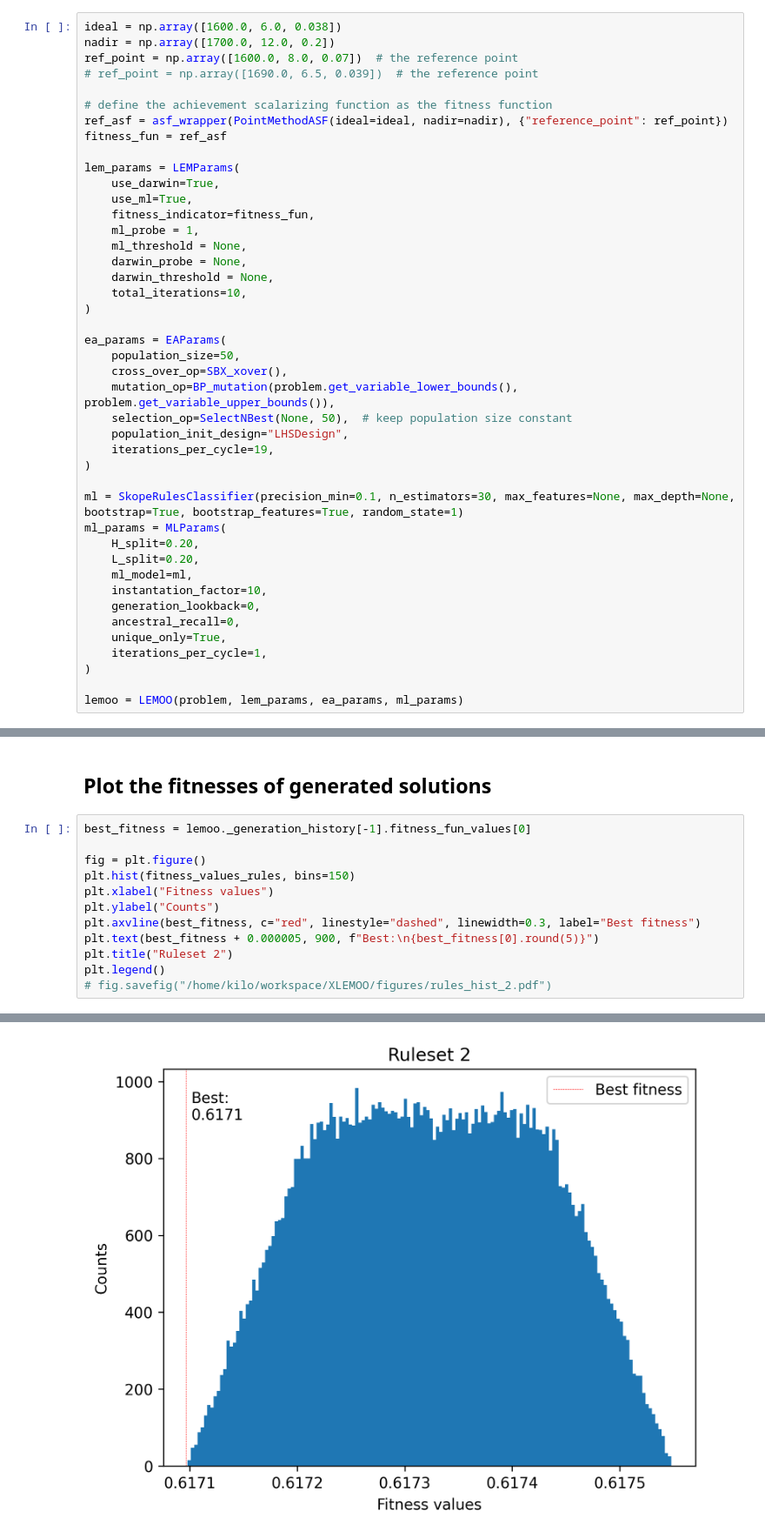
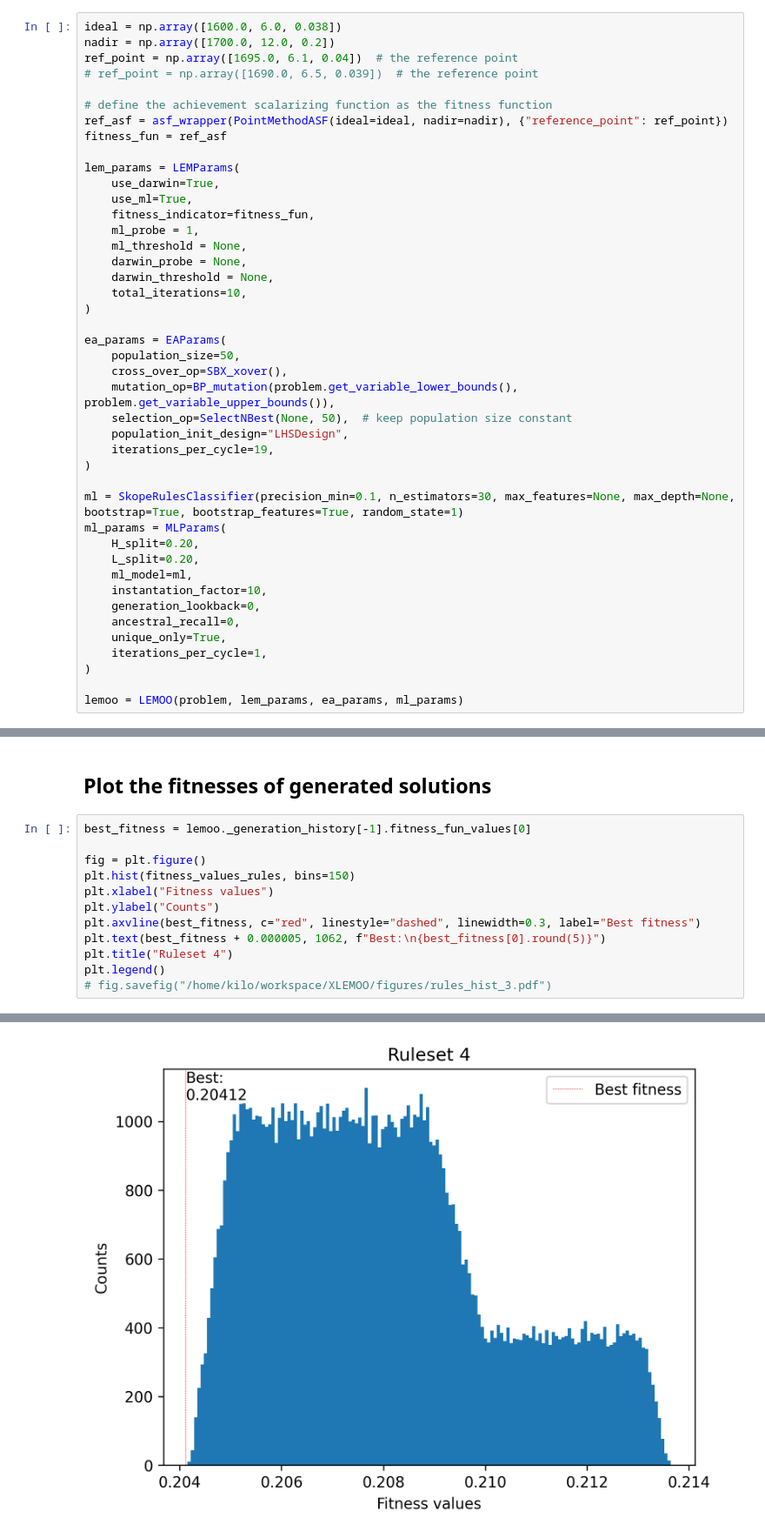
Before and after one commit to gialmisi/XLEMOO, a Jupyter notebook: notebooks/Vehicle_crash_worthines_rules.ipynb, the cells around one changed output, grey strips where cells are left out. Shown: that part at 87% size. Drawn from its saved outputs; the diff is of its cells as text.

Commit message:
Experiment to generate rulesets done.

```diff
--- a/notebooks/Vehicle_crash_worthines_rules.ipynb
+++ b/notebooks/Vehicle_crash_worthines_rules.ipynb
@@ -26,7 +26,7 @@ problem = vehicle_crashworthiness()
 # %%
 ideal = np.array([1600.0, 6.0, 0.038])
 nadir = np.array([1700.0, 12.0, 0.2])
-ref_point = np.array([1600.0, 8.0, 0.07])  # the reference point
+ref_point = np.array([1695.0, 6.1, 0.04])  # the reference point
 # ref_point = np.array([1690.0, 6.5, 0.039])  # the reference point
 
 # define the achievement scalarizing function as the fitness function
@@ -142,15 +142,15 @@ fitness_values_rules = fitness_fun(problem.evaluate(sample_rules).objectives)
 # %%
 best_fitness = lemoo._generation_history[-1].fitness_fun_values[0]
 
 fig = plt.figure()
 plt.hist(fitness_values_rules, bins=150)
 plt.xlabel("Fitness values")
 plt.ylabel("Counts")
 plt.axvline(best_fitness, c="red", linestyle="dashed", linewidth=0.3, label="Best fitness")
-plt.text(best_fitness + 0.000005, 900, f"Best:\n{best_fitness[0].round(5)}")
-plt.title("Ruleset 2")
+plt.text(best_fitness + 0.000005, 1062, f"Best:\n{best_fitness[0].round(5)}")
+plt.title("Ruleset 4")
 plt.legend()
-# fig.savefig("/home/kilo/workspace/XLEMOO/figures/rules_hist_2.pdf")
+# fig.savefig("/home/kilo/workspace/XLEMOO/figures/rules_hist_3.pdf")
 # %% [output]
 <matplotlib.legend.Legend at 0x...>
-[figure, old version]
+[figure, new version]
```
Also changed, not shown: parts of 1 cell of this notebook.
